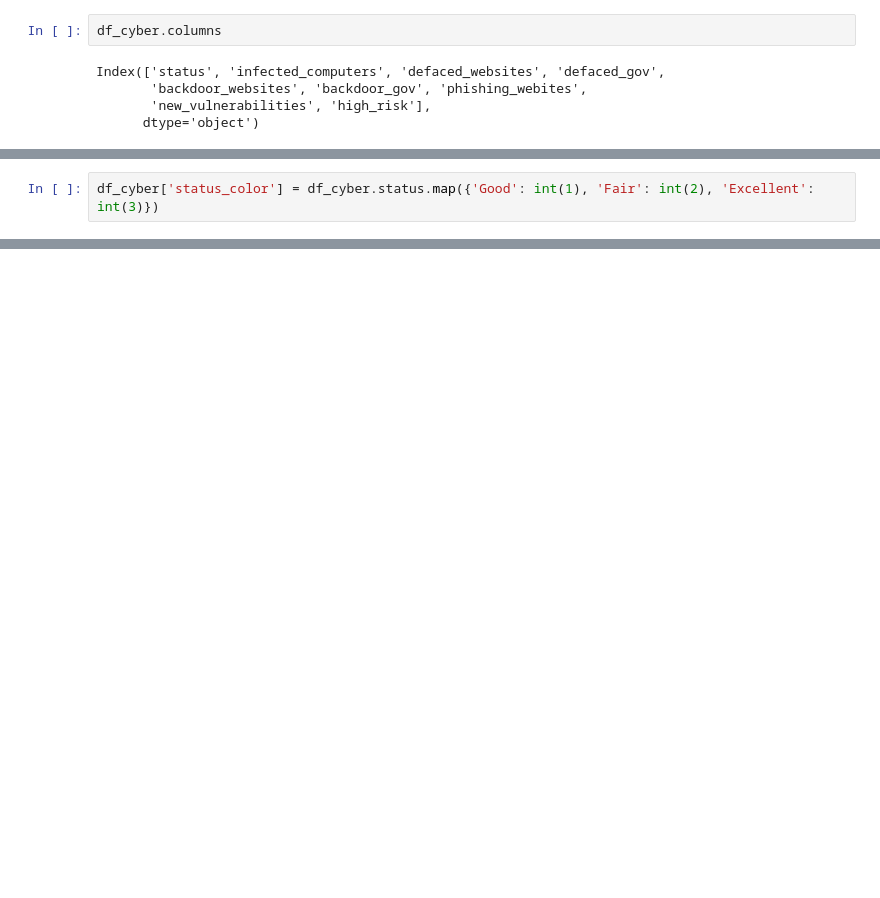
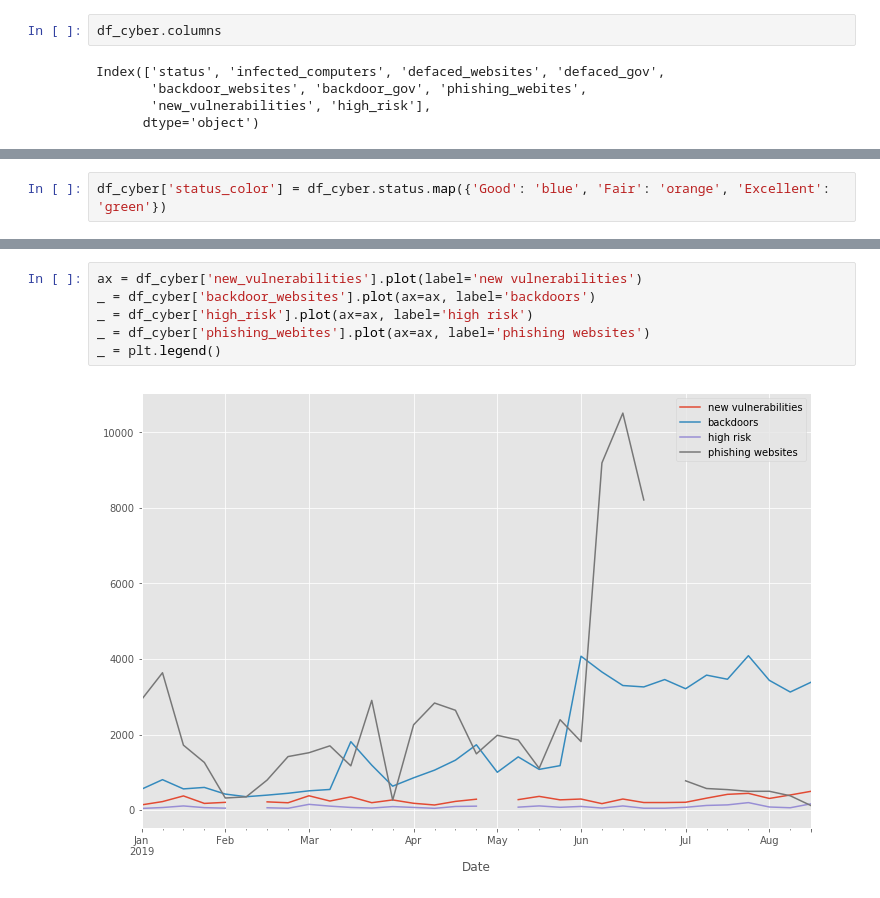
Before and after one commit to simprism/china_cyber, a Jupyter notebook: china_cyber.ipynb, the cells around one changed output, grey strips where cells are left out. Saved outputs shown, nothing was run; the diff lists cells and outputs as text; blank space fills up the shorter version.

```diff
--- a/china_cyber.ipynb
+++ b/china_cyber.ipynb
@@ -53,2 +63,2 @@ plot_metric('new_vulnerabilities')
 # %%
-df_cyber['status_color'] = df_cyber.status.map({'Good': int(1), 'Fair': int(2), 'Excellent': int(3)})
+df_cyber['status_color'] = df_cyber.status.map({'Good': 'blue', 'Fair': 'orange', 'Excellent': 'green'})
@@ -64,0 +65,8 @@ df_cyber.head()
+# %%
+ax = df_cyber['new_vulnerabilities'].plot(label='new vulnerabilities')
+_ = df_cyber['backdoor_websites'].plot(ax=ax, label='backdoors')
+_ = df_cyber['high_risk'].plot(ax=ax, label='high risk')
+_ = df_cyber['phishing_webites'].plot(ax=ax, label='phishing websites')
+_ = plt.legend()
+# %% [output]
+[figure, added]
```
Also changed, not shown: parts of 10 cells of this notebook, 1 other file.
